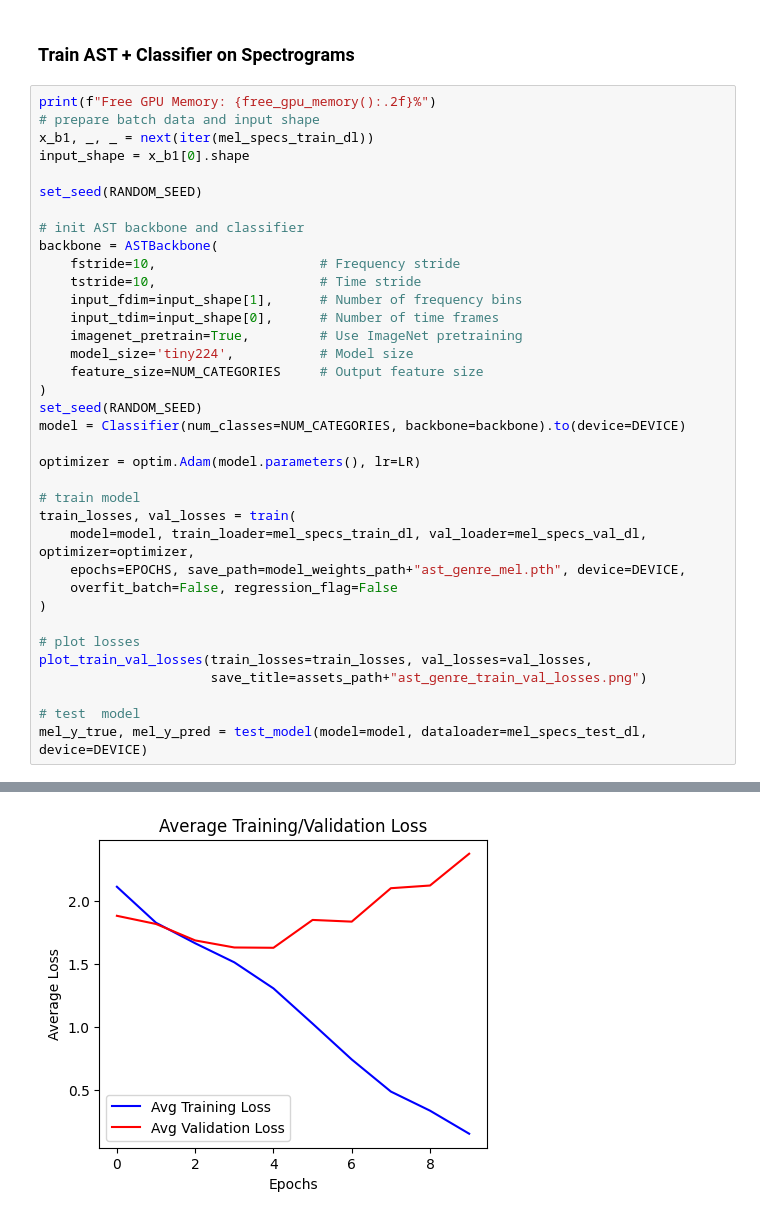
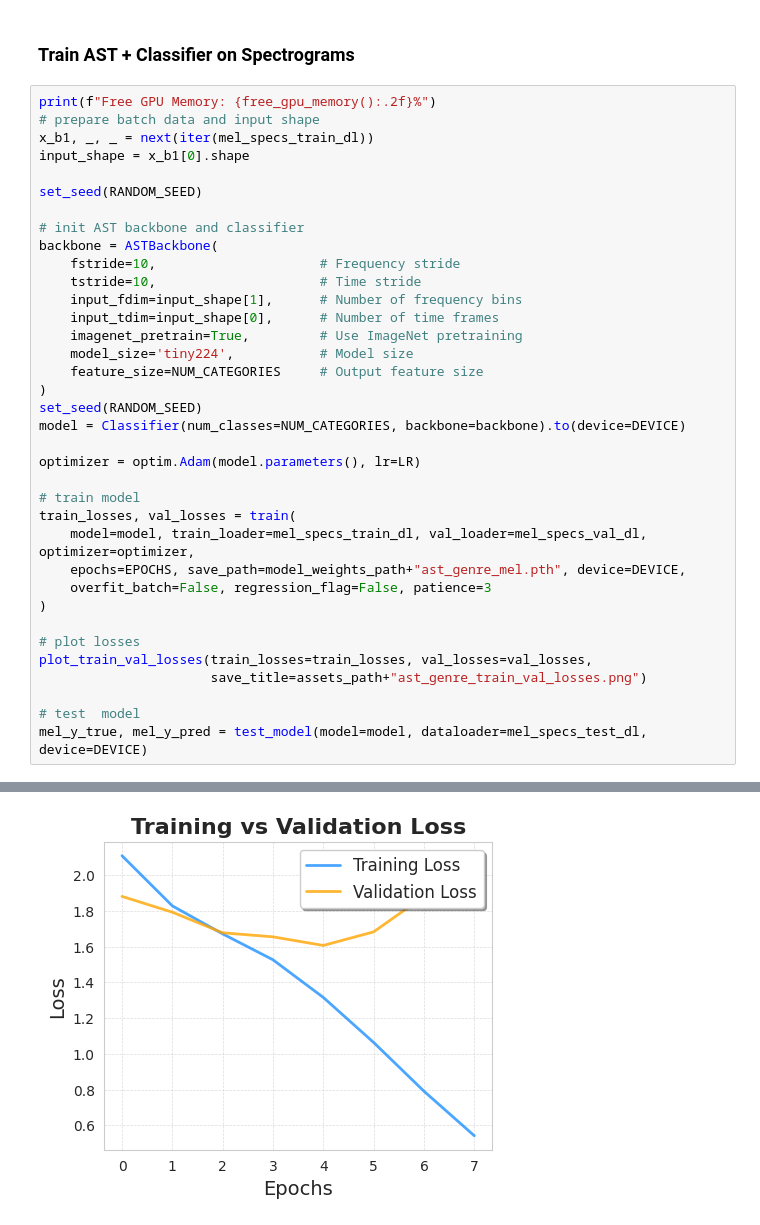
Before and after one commit to xaniadakis/BeatPatrol, a Jupyter notebook: step_7.ipynb, the cells around one changed output, grey strips where cells are left out. Saved outputs shown, nothing was run; the diff lists cells and outputs as text.

Commit message:
fix & rerun step 7, beautify plotting and add train loss plotting in overfitting phase too

```diff
--- a/step_7.ipynb
+++ b/step_7.ipynb
@@ -210,7 +209,7 @@ optimizer = optim.Adam(model.parameters(), lr=LR)
 train_losses, val_losses = train(
     model=model, train_loader=mel_specs_train_dl, val_loader=mel_specs_val_dl, optimizer=optimizer,
     epochs=EPOCHS, save_path=model_weights_path+"ast_genre_mel.pth", device=DEVICE,
-    overfit_batch=False, regression_flag=False
+    overfit_batch=False, regression_flag=False, patience=3
 )
 
 # plot losses
@@ -238,6 +237,6 @@ Epoch 4/100
 Early Stopping was activated.
 Training has been completed.
-[figure, old version]
+[figure, new version]
 # %%
 get_classification_report(np.hstack(mel_y_pred), np.hstack(mel_y_true))
 # %% [output]
```
Also changed, not shown: parts of 7 cells of this notebook, 2 other files.
